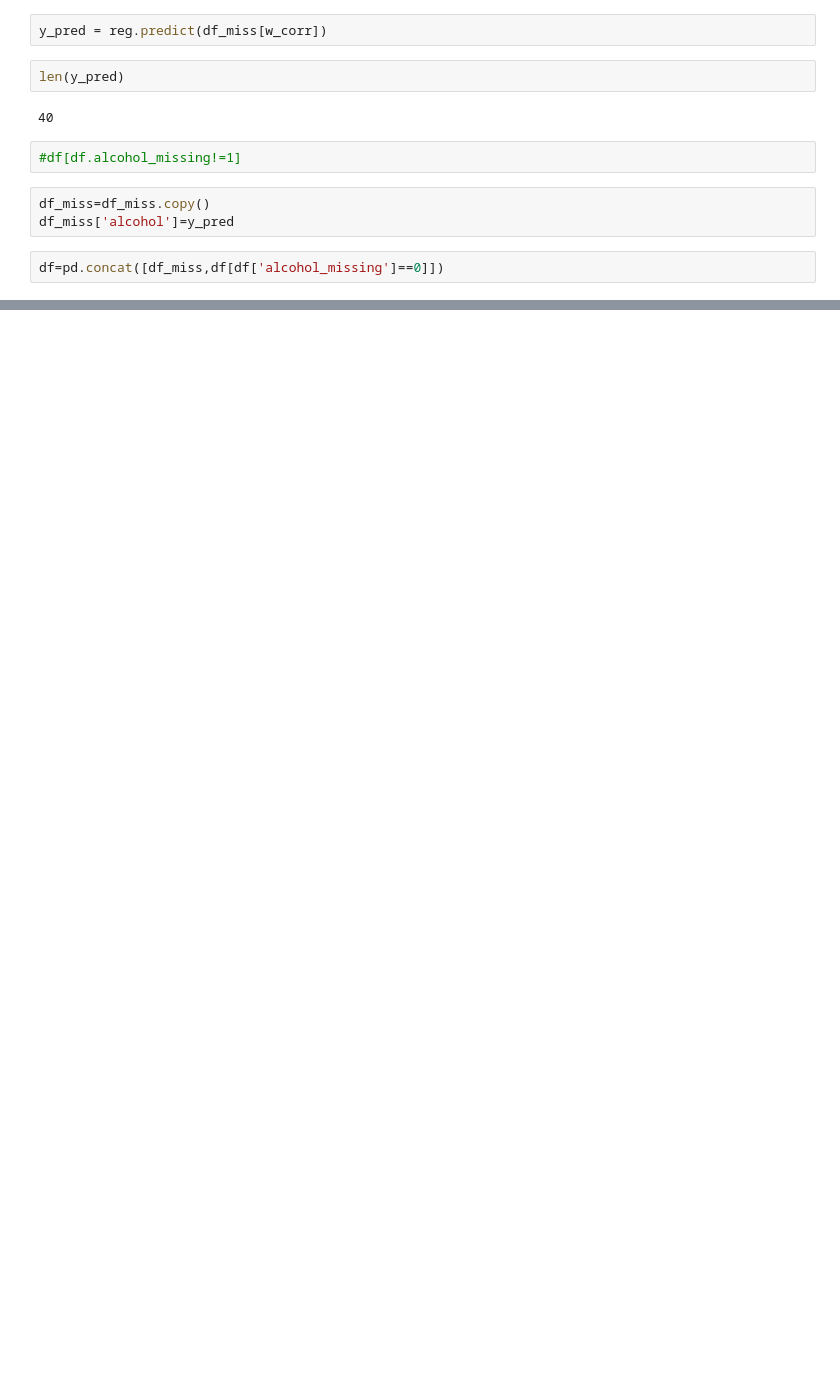
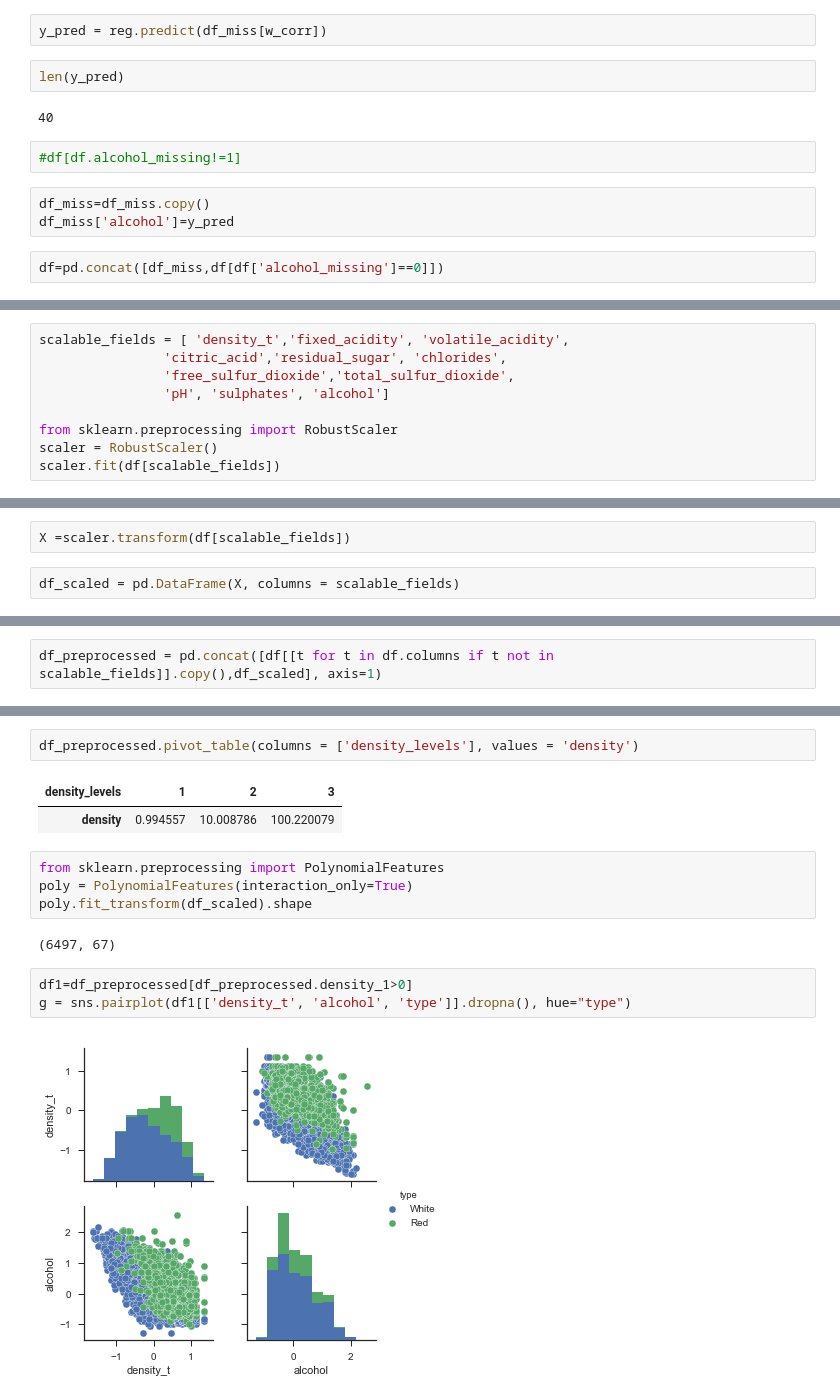
Before and after one commit to nocedan/cognitivo_teste, a Jupyter notebook: wine_quality_exploratory_analisys.ipynb, the cells around one changed output, grey strips where cells are left out. Cells and saved outputs as stored; diff of their text form; blank space fills up the shorter version.

Commit message:
adding first models and adapting preprocessed data

```diff
--- a/wine_quality_exploratory_analisys.ipynb
+++ b/wine_quality_exploratory_analisys.ipynb
@@ -391,0 +414,9 @@ df=pd.concat([df_miss,df[df['alcohol_missing']==0]])
+# %%
+scalable_fields = [ 'density_t','fixed_acidity', 'volatile_acidity',
+                'citric_acid','residual_sugar', 'chlorides',
+                'free_sulfur_dioxide','total_sulfur_dioxide',
+                'pH', 'sulphates', 'alcohol']
+
+from sklearn.preprocessing import RobustScaler
+scaler = RobustScaler()
+scaler.fit(df[scalable_fields])
@@ -391,0 +426,4 @@ df=pd.concat([df_miss,df[df['alcohol_missing']==0]])
+# %%
+X =scaler.transform(df[scalable_fields])
+# %%
+df_scaled = pd.DataFrame(X, columns = scalable_fields)
@@ -391,0 +434,2 @@ df=pd.concat([df_miss,df[df['alcohol_missing']==0]])
+# %%
+df_preprocessed = pd.concat([df[[t for t in df.columns if t not in scalable_fields]].copy(),df_scaled], axis=1)
@@ -392,3 +448,19 @@ df=pd.concat([df_miss,df[df['alcohol_missing']==0]])
+# %%
+df_preprocessed.pivot_table(columns = ['density_levels'], values = 'density')
+# %% [output]
+| density_levels | 1 | 2 | 3 |
+| density | 0.994557 | 10.008786 | 100.220079 |
+# %%
+from sklearn.preprocessing import PolynomialFeatures
+poly = PolynomialFeatures(interaction_only=True)
+poly.fit_transform(df_scaled).shape
+# %% [output]
+(6497, 67)
+# %%
+df1=df_preprocessed[df_preprocessed.density_1>0]
+g = sns.pairplot(df1[['density_t', 'alcohol', 'type']].dropna(), hue="type")
+# %% [output]
+[figure, added]
 # %%
 df.head()
 # %% [output]
```
Also changed, not shown: parts of 25 cells of this notebook, 1 other file.
